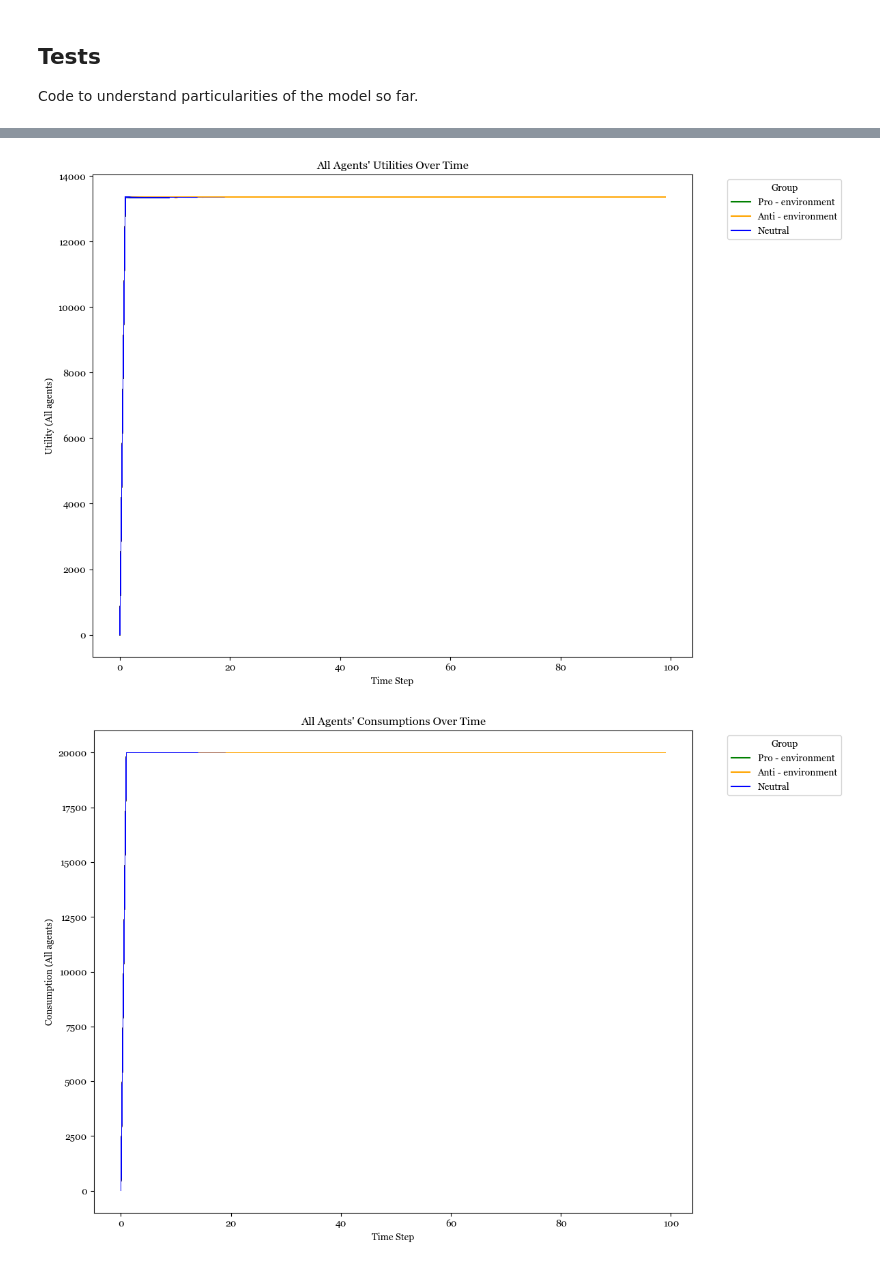
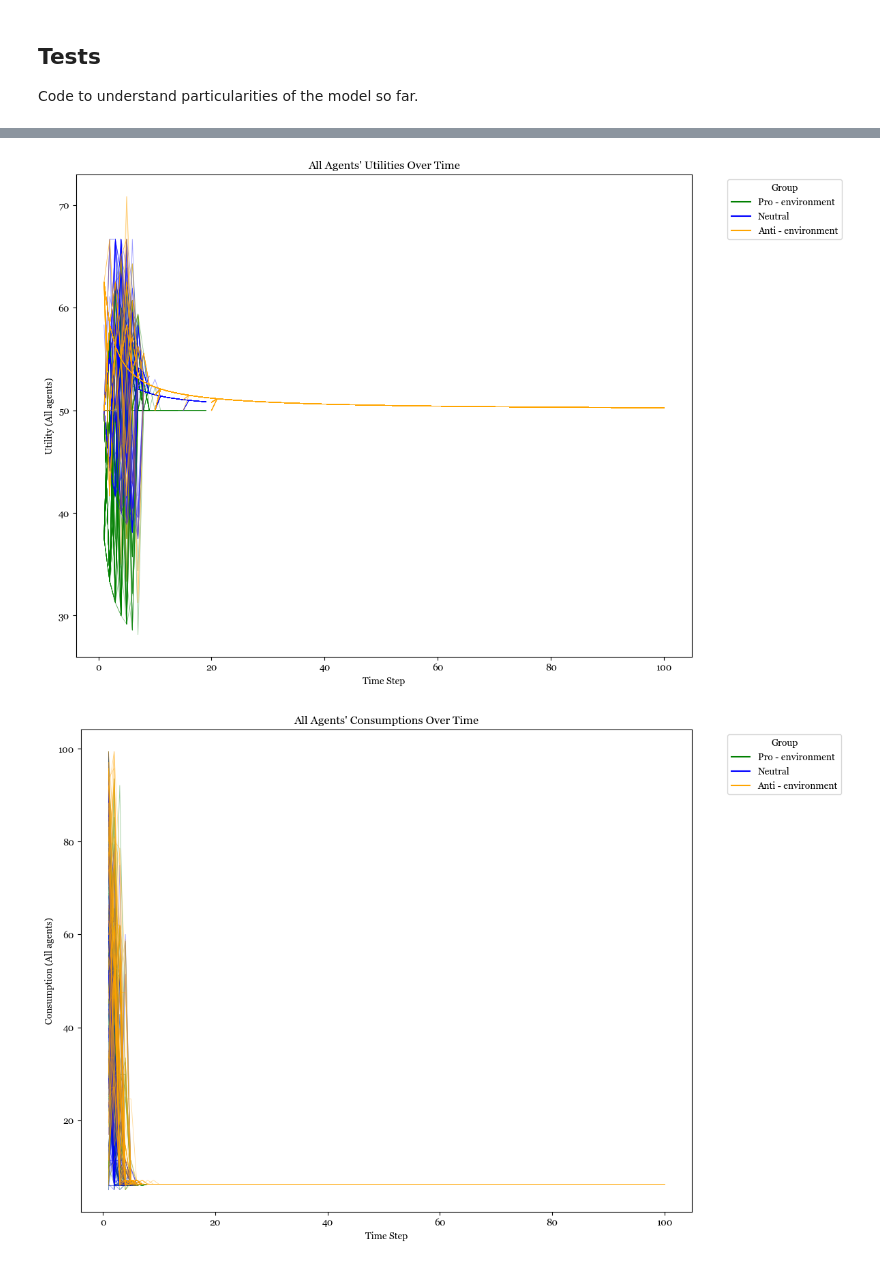
Before and after one commit to s-herrerag/enviromental_behavior_dynamics, a Jupyter notebook: tests.ipynb, the cells around one changed output, grey strips where cells are left out. Saved outputs shown, nothing was run; the diff lists cells and outputs as text; code cells hidden in the pictures.

Commit message:
Run status seeking behavior

```diff
--- a/tests.ipynb
+++ b/tests.ipynb
@@ -28,8 +33,8 @@ random.seed(666)
 # %%
 # Set the number of agents and other parameters
 N = 300  # Number of agents
-lambda1 = 2/3
-lambda2 = 1/3
+lambda1 = 1
+lambda2 = 0
 alpha = 1
 beta = 2/3
 steps_convincement = 5
@@ -71,6 +76,7 @@ plt.xlabel("Time Step")
 plt.ylabel("Consumption (All agents)")
 plt.legend(title='Group', bbox_to_anchor=(1.05, 1), loc='upper left')
 plt.tight_layout()
+plt.savefig("consumption1_all_agents.pdf", bbox_inches = "tight")
 plt.show()
 
 
@@ -126,5 +132,6 @@ plt.xlabel("Time Step")
 plt.ylabel("Share (%)")
 plt.legend(title='Group', bbox_to_anchor=(1.05, 1), loc='upper left')
 plt.tight_layout()
+plt.savefig("consumption1_shares_groups.pdf", bbox_inches = "tight")
 plt.show()
 # %% [output]
@@ -244,14 +440,14 @@ plt.show()
 # %%
-# Set the number of agents and other parameters
+# No consumption
 N = 300  # Number of agents
-lambda1 = 0.6666667
-lambda2 = 1/3
-alpha = 3/4
+lambda1 = 0
+lambda2 = 1
+alpha = 1
 beta = 2/3
 steps_convincement = 5
 
 # Initialize the model
-model = coordination_model(N, lambda1, lambda2, alpha = alpha, beta = beta, steps_convincement = steps_convincement)
+model = status_seeking_model(N, lambda1, lambda2, alpha = alpha, beta = beta, steps_convincement = steps_convincement)
 
 # Run the model for a specified number of steps
 num_steps = 100
@@ -276,6 +472,7 @@ plt.xlabel("Time Step")
 plt.ylabel("Utility (All agents)")
 plt.legend(title='Group', bbox_to_anchor=(1.05, 1), loc='upper left')
 plt.tight_layout()
+plt.savefig("statusseek_status1_all_agents_utilities.pdf", bbox_inches = "tight")
 plt.show()
 
 
@@ -287,6 +484,7 @@ plt.xlabel("Time Step")
 plt.ylabel("Consumption (All agents)")
 plt.legend(title='Group', bbox_to_anchor=(1.05, 1), loc='upper left')
 plt.tight_layout()
+plt.savefig("statusseek_status1_all_agents.pdf", bbox_inches = "tight")
 plt.show()
 
 
@@ -317,32 +515,64 @@ group_shares = agent_data.groupby(['Step', 'Group'])['AgentID'].count().reset_in
 
 # Normalize the counts within each `Step` to get shares
 group_shares['Share'] = group_shares['AgentID'].apply(lambda x: x * 100 / N)
 
 # Pivot the data to ensure all steps have entries for each group, filling missing values with zero
 pivoted_shares = group_shares.pivot(index='Step', columns='Group', values='Share').fillna(0)
 
 # Extract the data for plotting, ensuring they align with `Step`
 steps_stack = pivoted_shares.index.tolist()
 anti_stack = pivoted_shares.get('Anti - environment', 0).tolist()
 neutral_stack = pivoted_shares.get('Neutral', 0).tolist()
 pro_stack = pivoted_shares.get('Pro - environment', 0).tolist()
 
 # Plot
 plt.figure(figsize=(10, 6))
 plt.stackplot(
     steps_stack,
     anti_stack,
     neutral_stack,
     pro_stack,
     labels=['Anti - environment', 'Neutral', 'Pro - environment'],
     colors=[color_dict['Anti - environment'], color_dict['Neutral'], color_dict['Pro - environment']]
 )
 plt.title("Size of groups over time")
 plt.xlabel("Time Step")
 plt.ylabel("Share (%)")
 plt.legend(title='Group', bbox_to_anchor=(1.05, 1), loc='upper left')
 plt.tight_layout()
+plt.savefig("statusseek_status1_shares_groups.pdf", bbox_inches = "tight")
 plt.show()
+
+
+
+# Plot invividuals rank over time
+conditions = [agent_data["Group"] == "Anti - environment",
+    agent_data["Group"] == "Pro - environment",
+    agent_data["Group"] == "Neutral"]
+
+choices = [agent_data["ranti"], agent_data["rpro"], agent_data["rneutral"]]
+
+agent_data["Rank"] = np.select(conditions, choices)
+
+plt.figure(figsize=(10, 6))
+sns.lineplot(data=agent_data, units= "AgentID", x='Step', y='Rank', hue='Group', legend='full', linewidth=0.6, alpha = 0.4, estimator=None, palette= color_dict)
+plt.title("All Agents' Own Rank Over Time")
+plt.xlabel("Time Step")
+plt.ylabel("Rank (All agents)")
+plt.legend(title='Group', bbox_to_anchor=(1.05, 1), loc='upper left')
+plt.tight_layout()
+plt.savefig("statusseek_status1_all_agents_rank.pdf", bbox_inches = "tight")
+plt.show()
+
+plt.figure(figsize=(12, 8))
+sns.lineplot(data=agent_data, units= None, x='Step', y='Rank', hue='Group', legend='full', linewidth=0.8, alpha = 1, estimator="average", palette= color_dict)
+plt.title("Agents' Average Rank Over Time")
+plt.xlabel("Time Step")
+plt.ylabel("Rank (Avg)")
+plt.legend(title='Group', bbox_to_anchor=(1.05, 1), loc='upper left')
+plt.tight_layout()
+plt.savefig("statusseek_status1_average_agents_rank.pdf", bbox_inches = "tight")
+plt.show()
 # %% [output]
-[figure, old version]
+[figure, new version]
-[figure, old version]
+[figure, new version]
```
Also changed, not shown: parts of 13 cells of this notebook, 18 other files.
